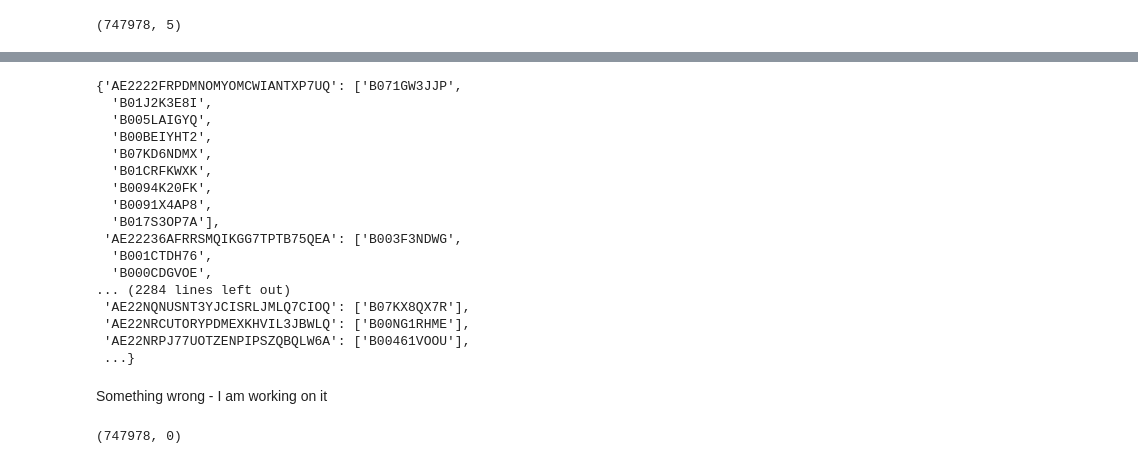
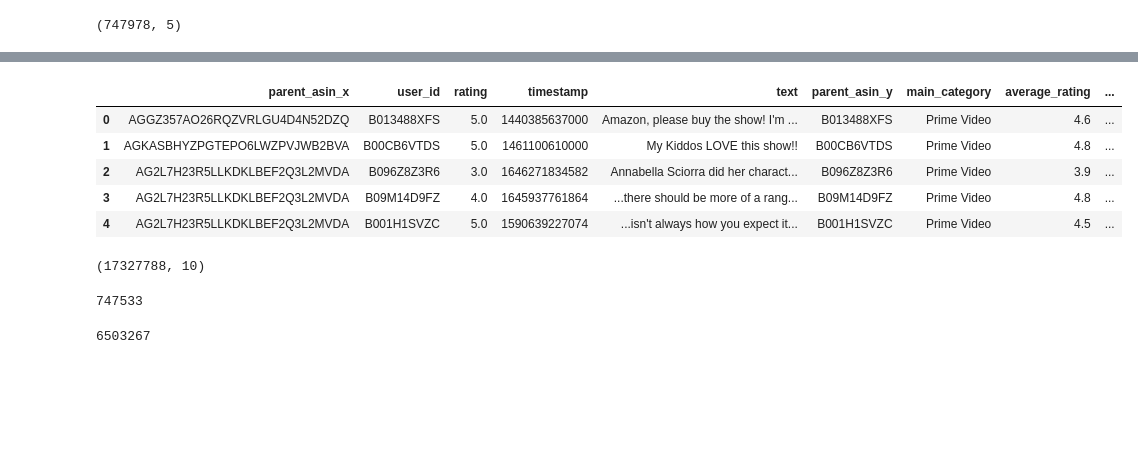
Before and after one commit to s234829/-02467_Project, a Jupyter notebook: Project_testing.ipynb, the cells around one changed output, grey strips where cells are left out. Drawn from its saved outputs; the diff is of its cells as text; code cells hidden in the pictures; blank space fills up the shorter version.

```diff
--- a/Project_testing.ipynb
+++ b/Project_testing.ipynb
@@ -95,25 +92,0 @@ G.add_nodes_from(movies)
-# %%
-# Create a dictionary to map movies to their reviewers
-movie_reviewers = df_review.groupby('parent_asin')['user_id']\
-                           .apply(lambda x: list(set(x)))\
-                           .to_dict()
-# Dictionary with reviewer as key and a set of
-movie_reviewers
-# %% [output]
-{'AE2222FRPDMNOMYOMCWIANTXP7UQ': ['B071GW3JJP',
-  'B01J2K3E8I',
-  'B005LAIGYQ',
-  'B00BEIYHT2',
-  'B07KD6NDMX',
-  'B01CRFKWXK',
-  'B0094K20FK',
-  'B0091X4AP8',
-  'B017S3OP7A'],
- 'AE22236AFRRSMQIKGG7TPTB75QEA': ['B003F3NDWG',
-  'B001CTDH76',
-  'B000CDGVOE',
-... (2284 lines left out)
- 'AE22NQNUSNT3YJCISRLJMLQ7CIOQ': ['B07KX8QX7R'],
- 'AE22NRCUTORYPDMEXKHVIL3JBWLQ': ['B00NG1RHME'],
- 'AE22NRPJ77UOTZENPIPSZQBQLW6A': ['B00461VOOU'],
- ...}
@@ -129,6 +93,22 @@ for movie1, movie2 in itertools.combinations(movies_filtered, 2):
-# %% [markdown]
-Something wrong - I am working on it
-# %%
-G.number_of_nodes(), G.number_of_edges()
-# %% [output]
-(747978, 0)
+# %%
+df_merged = df_review.merge(df_product, left_on='user_id', right_on='parent_asin', how='inner')
+df_merged.head()
+# %% [output]
+|  | parent_asin_x | user_id | rating | timestamp | text | parent_asin_y | main_category | average_rating | ... |
+| 0 | AGGZ357AO26RQZVRLGU4D4N52DZQ | B013488XFS | 5.0 | 1440385637000 | Amazon, please buy the show! I'm ... | B013488XFS | Prime Video | 4.6 | ... |
+| 1 | AGKASBHYZPGTEPO6LWZPVJWB2BVA | B00CB6VTDS | 5.0 | 1461100610000 | My Kiddos LOVE this show!! | B00CB6VTDS | Prime Video | 4.8 | ... |
+| 2 | AG2L7H23R5LLKDKLBEF2Q3L2MVDA | B096Z8Z3R6 | 3.0 | 1646271834582 | Annabella Sciorra did her charact... | B096Z8Z3R6 | Prime Video | 3.9 | ... |
+| 3 | AG2L7H23R5LLKDKLBEF2Q3L2MVDA | B09M14D9FZ | 4.0 | 1645937761864 | ...there should be more of a rang... | B09M14D9FZ | Prime Video | 4.8 | ... |
+| 4 | AG2L7H23R5LLKDKLBEF2Q3L2MVDA | B001H1SVZC | 5.0 | 1590639227074 | ...isn't always how you expect it... | B001H1SVZC | Prime Video | 4.5 | ... |
+# %%
+df_merged.shape
+# %% [output]
+(17327788, 10)
+# %%
+df_merged["parent_asin_y"].nunique()
+# %% [output]
+747533
+# %%
+df_merged["parent_asin_x"].nunique()
+# %% [output]
+6503267
```
Also changed, not shown: parts of 17 cells of this notebook.
